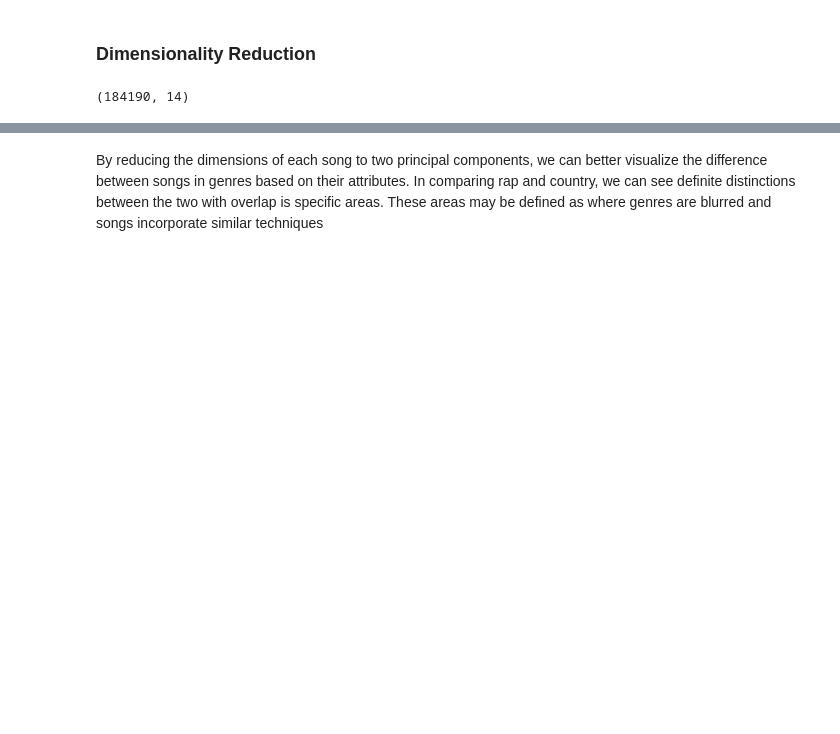
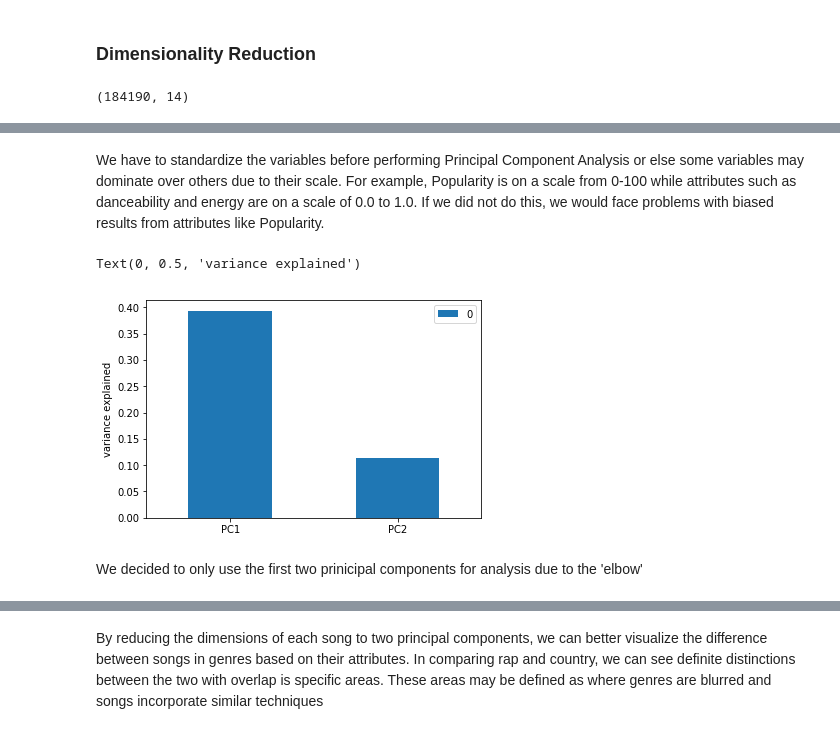
Before and after one commit to jamesjaeyu/SpotifyGenreAnalysis, a Jupyter notebook: FinalProject_group88.ipynb, the cells around one changed output, grey strips where cells are left out. Saved outputs shown, nothing was run; the diff lists cells and outputs as text; code cells hidden in the pictures; blank space fills up the shorter version.

```diff
--- a/FinalProject_group88.ipynb
+++ b/FinalProject_group88.ipynb
@@ -1016,8 +978,24 @@ df.head()
 # %%
 from sklearn.preprocessing import StandardScaler
-attributes = ['acousticness', 'danceability', 'energy', 'instrumentalness', 'liveness',
-              'speechiness', 'tempo', 'valence']
-x = df.loc[:,attributes].values
-y = df.loc[:,['genre']].values
-x = StandardScaler().fit_transform(x)
+
+attributes = ['popularity', 'acousticness', 'danceability', 'energy', 'instrumentalness', 'liveness',
+              'loudness', 'speechiness', 'tempo', 'valence']
+x = df.loc[:,attributes].values # Gets all of the song's quantitative attributes
+y = df.loc[:,['genre']].values # Gets the genres for each song
+
+x = StandardScaler().fit_transform(x) # Scales the attributes to standardize it
+# %% [markdown]
+We have to standardize the variables before performing Principal Component Analysis or else some variables may dominate over others due to their scale. For example, Popularity is on a scale from 0-100 while attributes such as danceability and energy are on a scale of 0.0 to 1.0. If we did not do this, we would face problems with biased results from attributes like Popularity.
+# %%
+pca = PCA(n_components=2)
+
+var_exp = pd.DataFrame(pca.fit(x).explained_variance_ratio_,
+                      ['PC1', 'PC2'])
+var_exp.plot.bar(rot=0)
+plt.ylabel('variance explained')
+# %% [output]
+Text(0, 0.5, 'variance explained')
+[figure, added]
+# %% [markdown]
+We decided to only use the first two prinicipal components for analysis due to the 'elbow'
 # %%
```
Also changed, not shown: parts of 52 cells of this notebook.
